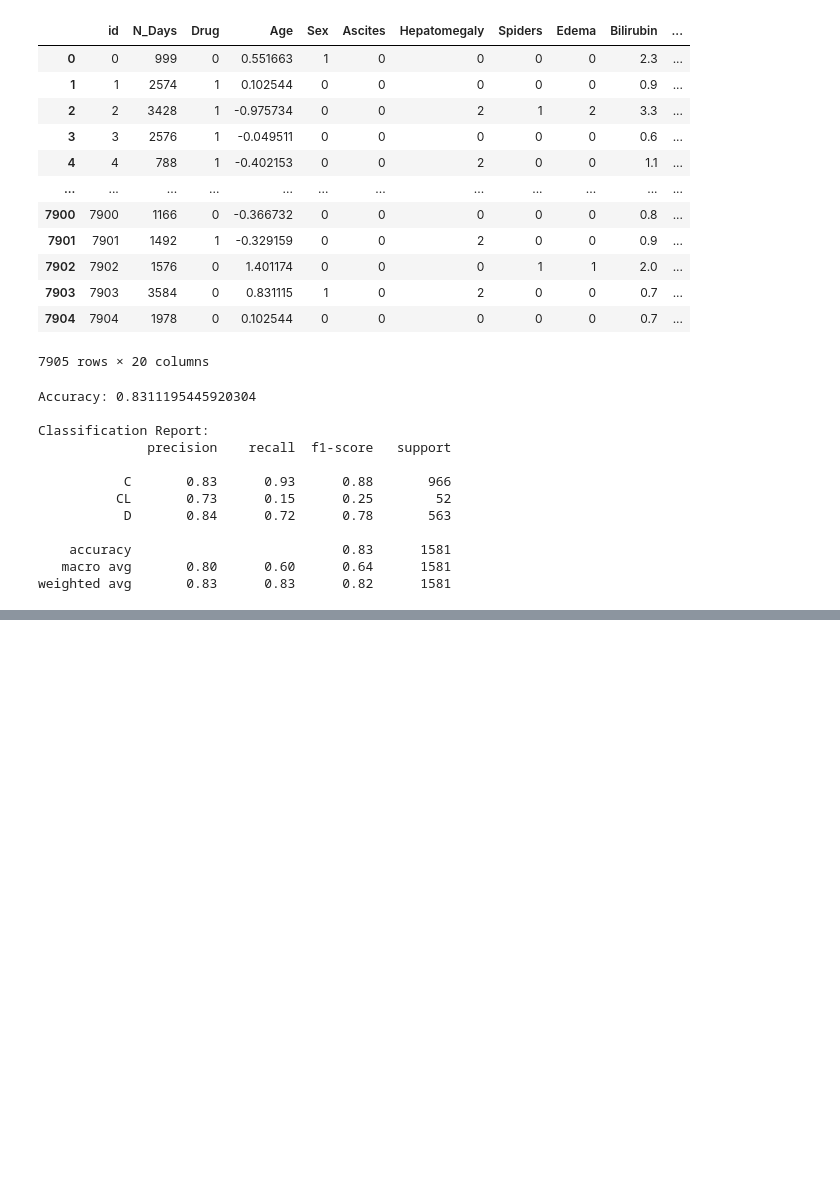
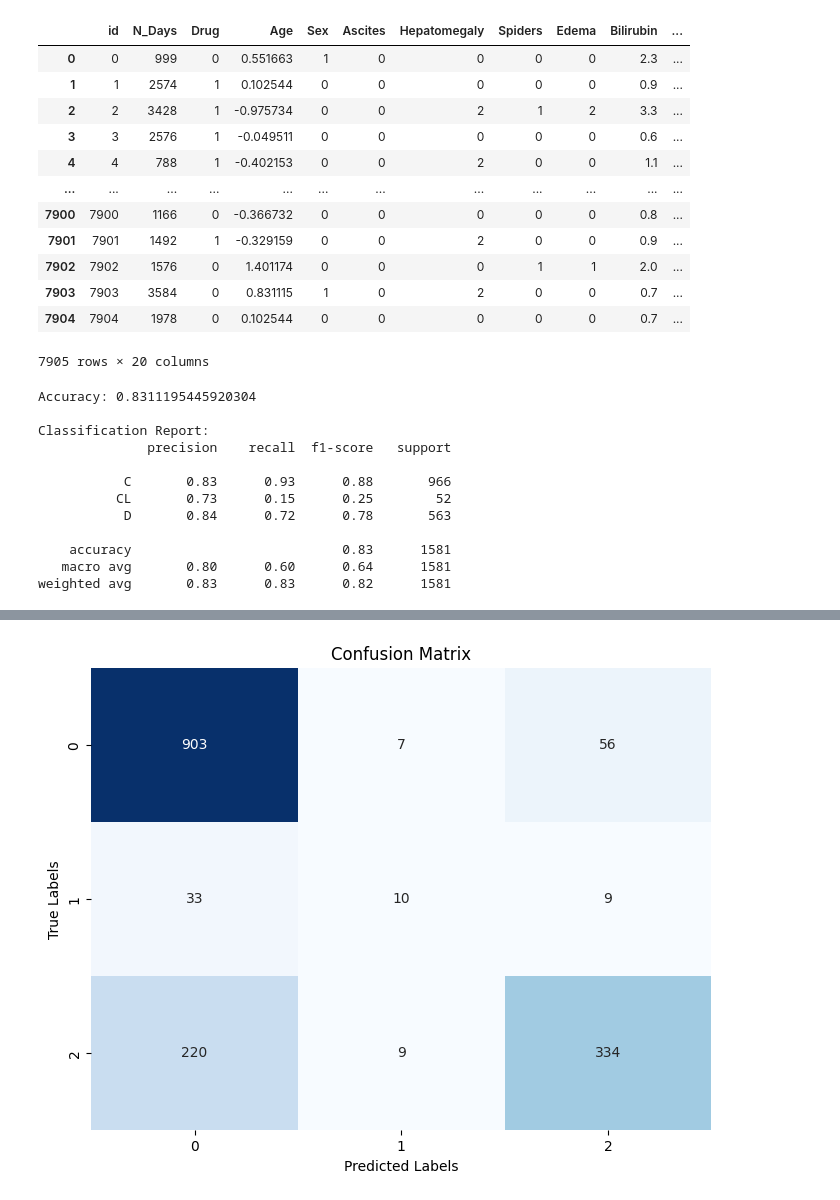
Before and after one commit to t-movaghar/Data-Problems, a Jupyter notebook: Cirrhosis Outcomes Explore.ipynb, the cells around one changed output, grey strips where cells are left out. Drawn from its saved outputs; the diff is of its cells as text; code cells hidden in the pictures; blank space fills up the shorter version.

```diff
--- a/Cirrhosis Outcomes Explore.ipynb
+++ b/Cirrhosis Outcomes Explore.ipynb
@@ -199,0 +325,8 @@ weighted avg       0.83      0.83      0.82      1581
+# %%
+#Using KNN
+knn = KNeighborsClassifier(n_neighbors = 7).fit(X_train, y_train)
+y_pred = knn.predict(X_val)
+accuracy = accuracy_score(y_val, y_pred)
+print("Accuracy:", accuracy)
+print("\nClassification Report:")
+print(classification_report(y_val, y_pred))
@@ -199,0 +346,11 @@ weighted avg       0.83      0.83      0.82      1581
+# %%
+conf_matrix = confusion_matrix(y_val, y_pred)
+
+plt.figure(figsize=(8, 6))
+sns.heatmap(conf_matrix, annot=True, fmt='d', cmap='Blues', cbar=False)
+plt.xlabel('Predicted Labels')
+plt.ylabel('True Labels')
+plt.title('Confusion Matrix')
+plt.show()
+# %% [output]
+[figure, added]
```
Also changed, not shown: parts of 20 cells of this notebook.
